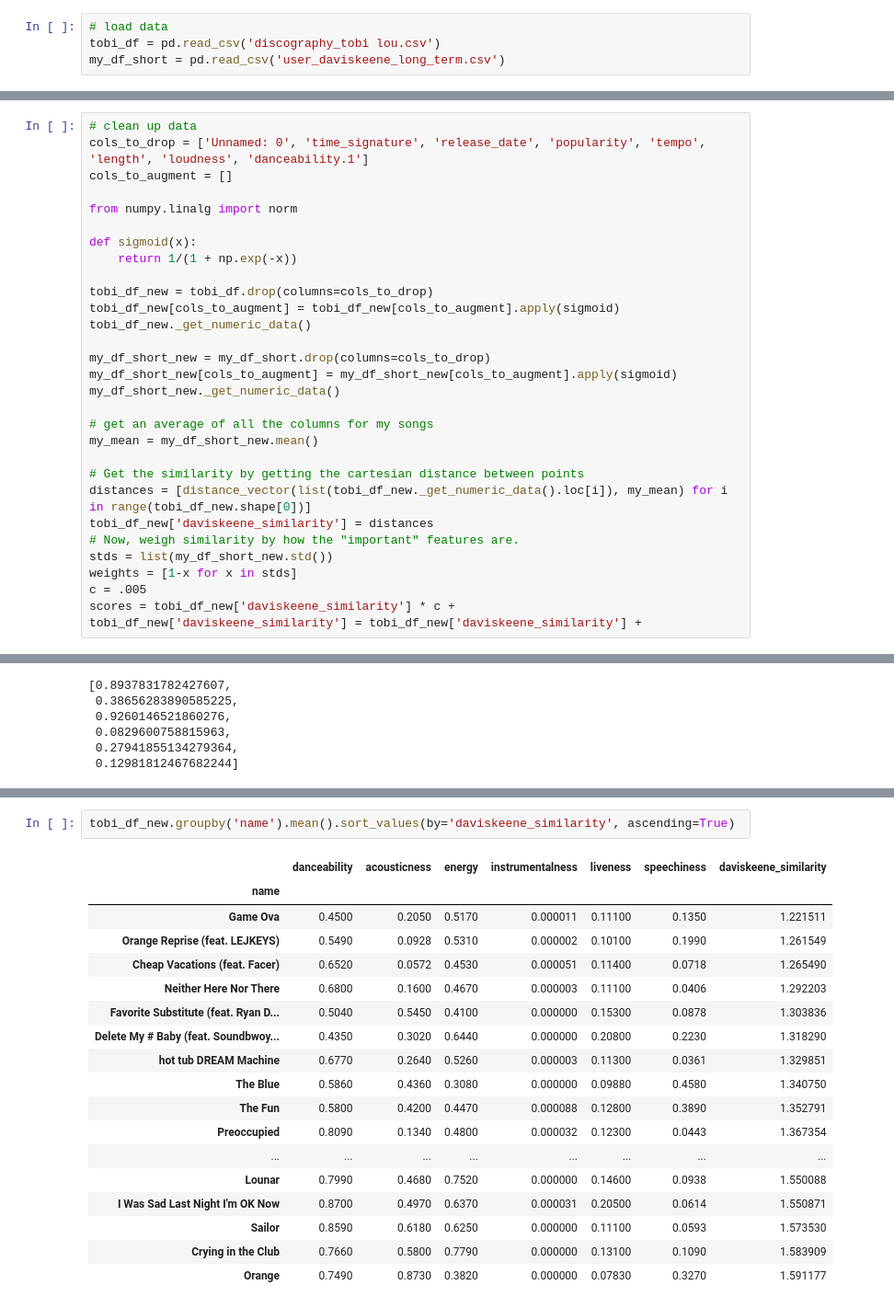
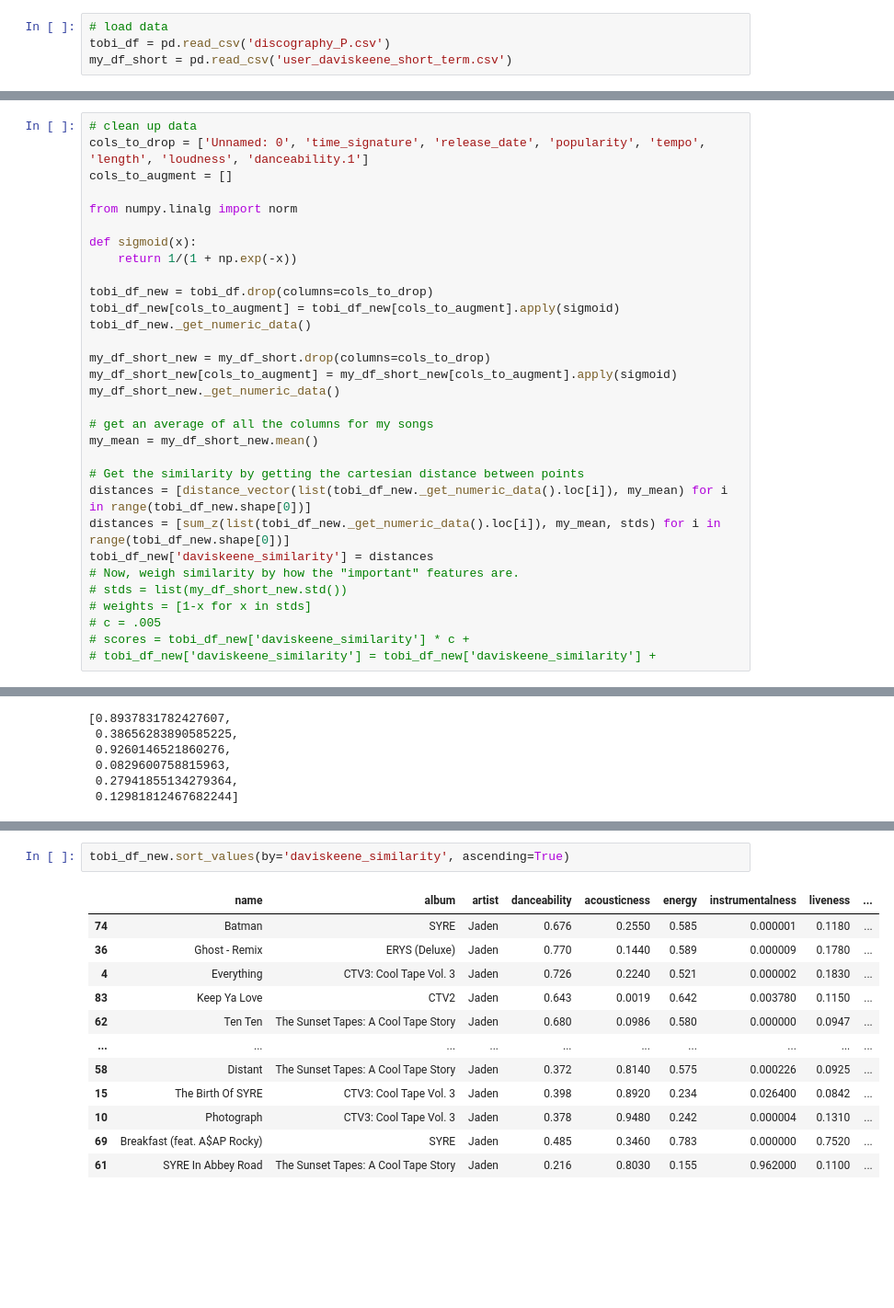
Before and after one commit to daviskeene/Personify, a Jupyter notebook: backend/utils/Song Analysis.ipynb, the cells around one changed output, grey strips where cells are left out. Shown at 92% size. Cells and saved outputs as stored; diff of their text form; blank space fills up the shorter version.

Commit message:
update: sum of positive z scores good preliminary metric

```diff
--- a/backend/utils/Song Analysis.ipynb
+++ b/backend/utils/Song Analysis.ipynb
@@ -4,5 +4,5 @@ import numpy as np
 import matplotlib.pyplot as plt
 # %%
 # load data
-tobi_df = pd.read_csv('discography_tobi lou.csv')
-my_df_short = pd.read_csv('user_daviskeene_long_term.csv')
+tobi_df = pd.read_csv('discography_P.csv')
+my_df_short = pd.read_csv('user_daviskeene_short_term.csv')
@@ -29,10 +46,11 @@ my_mean = my_df_short_new.mean()
 
 # Get the similarity by getting the cartesian distance between points
 distances = [distance_vector(list(tobi_df_new._get_numeric_data().loc[i]), my_mean) for i in range(tobi_df_new.shape[0])]
+distances = [sum_z(list(tobi_df_new._get_numeric_data().loc[i]), my_mean, stds) for i in range(tobi_df_new.shape[0])]
 tobi_df_new['daviskeene_similarity'] = distances
 # Now, weigh similarity by how the "important" features are.
-stds = list(my_df_short_new.std())
-weights = [1-x for x in stds]
-c = .005
-scores = tobi_df_new['daviskeene_similarity'] * c +
-tobi_df_new['daviskeene_similarity'] = tobi_df_new['daviskeene_similarity'] +
+# stds = list(my_df_short_new.std())
+# weights = [1-x for x in stds]
+# c = .005
+# scores = tobi_df_new['daviskeene_similarity'] * c +
+# tobi_df_new['daviskeene_similarity'] = tobi_df_new['daviskeene_similarity'] +
@@ -93,21 +117,15 @@ my_mean
 # %%
-tobi_df_new.groupby('name').mean().sort_values(by='daviskeene_similarity', ascending=True)
+tobi_df_new.sort_values(by='daviskeene_similarity', ascending=True)
 # %% [output]
-|  | danceability | acousticness | energy | instrumentalness | liveness | speechiness | daviskeene_similarity |
-| name |  |  |  |  |  |  |  |
-| Game Ova | 0.4500 | 0.2050 | 0.5170 | 0.000011 | 0.11100 | 0.1350 | 1.221511 |
-| Orange Reprise (feat. LEJKEYS) | 0.5490 | 0.0928 | 0.5310 | 0.000002 | 0.10100 | 0.1990 | 1.261549 |
-| Cheap Vacations (feat. Facer) | 0.6520 | 0.0572 | 0.4530 | 0.000051 | 0.11400 | 0.0718 | 1.265490 |
-| Neither Here Nor There | 0.6800 | 0.1600 | 0.4670 | 0.000003 | 0.11100 | 0.0406 | 1.292203 |
-| Favorite Substitute (feat. Ryan D... | 0.5040 | 0.5450 | 0.4100 | 0.000000 | 0.15300 | 0.0878 | 1.303836 |
-| Delete My # Baby (feat. Soundbwoy... | 0.4350 | 0.3020 | 0.6440 | 0.000000 | 0.20800 | 0.2230 | 1.318290 |
-| hot tub DREAM Machine | 0.6770 | 0.2640 | 0.5260 | 0.000003 | 0.11300 | 0.0361 | 1.329851 |
-| The Blue | 0.5860 | 0.4360 | 0.3080 | 0.000000 | 0.09880 | 0.4580 | 1.340750 |
-| The Fun | 0.5800 | 0.4200 | 0.4470 | 0.000088 | 0.12800 | 0.3890 | 1.352791 |
-| Preoccupied | 0.8090 | 0.1340 | 0.4800 | 0.000032 | 0.12300 | 0.0443 | 1.367354 |
-| ... | ... | ... | ... | ... | ... | ... | ... |
-| Lounar | 0.7990 | 0.4680 | 0.7520 | 0.000000 | 0.14600 | 0.0938 | 1.550088 |
-| I Was Sad Last Night I'm OK Now | 0.8700 | 0.4970 | 0.6370 | 0.000031 | 0.20500 | 0.0614 | 1.550871 |
-| Sailor | 0.8590 | 0.6180 | 0.6250 | 0.000000 | 0.11100 | 0.0593 | 1.573530 |
-| Crying in the Club | 0.7660 | 0.5800 | 0.7790 | 0.000000 | 0.13100 | 0.1090 | 1.583909 |
-| Orange | 0.7490 | 0.8730 | 0.3820 | 0.000000 | 0.07830 | 0.3270 | 1.591177 |
+|  | name | album | artist | danceability | acousticness | energy | instrumentalness | liveness | ... |
+| 74 | Batman | SYRE | Jaden | 0.676 | 0.2550 | 0.585 | 0.000001 | 0.1180 | ... |
+| 36 | Ghost - Remix | ERYS (Deluxe) | Jaden | 0.770 | 0.1440 | 0.589 | 0.000009 | 0.1780 | ... |
+| 4 | Everything | CTV3: Cool Tape Vol. 3 | Jaden | 0.726 | 0.2240 | 0.521 | 0.000002 | 0.1830 | ... |
+| 83 | Keep Ya Love | CTV2 | Jaden | 0.643 | 0.0019 | 0.642 | 0.003780 | 0.1150 | ... |
+| 62 | Ten Ten | The Sunset Tapes: A Cool Tape Story | Jaden | 0.680 | 0.0986 | 0.580 | 0.000000 | 0.0947 | ... |
+| ... | ... | ... | ... | ... | ... | ... | ... | ... | ... |
+| 58 | Distant | The Sunset Tapes: A Cool Tape Story | Jaden | 0.372 | 0.8140 | 0.575 | 0.000226 | 0.0925 | ... |
+| 15 | The Birth Of SYRE | CTV3: Cool Tape Vol. 3 | Jaden | 0.398 | 0.8920 | 0.234 | 0.026400 | 0.0842 | ... |
+| 10 | Photograph | CTV3: Cool Tape Vol. 3 | Jaden | 0.378 | 0.9480 | 0.242 | 0.000004 | 0.1310 | ... |
+| 69 | Breakfast (feat. A$AP Rocky) | SYRE | Jaden | 0.485 | 0.3460 | 0.783 | 0.000000 | 0.7520 | ... |
+| 61 | SYRE In Abbey Road | The Sunset Tapes: A Cool Tape Story | Jaden | 0.216 | 0.8030 | 0.155 | 0.962000 | 0.1100 | ... |
```
Also changed, not shown: parts of 8 cells of this notebook, 1 other file.
